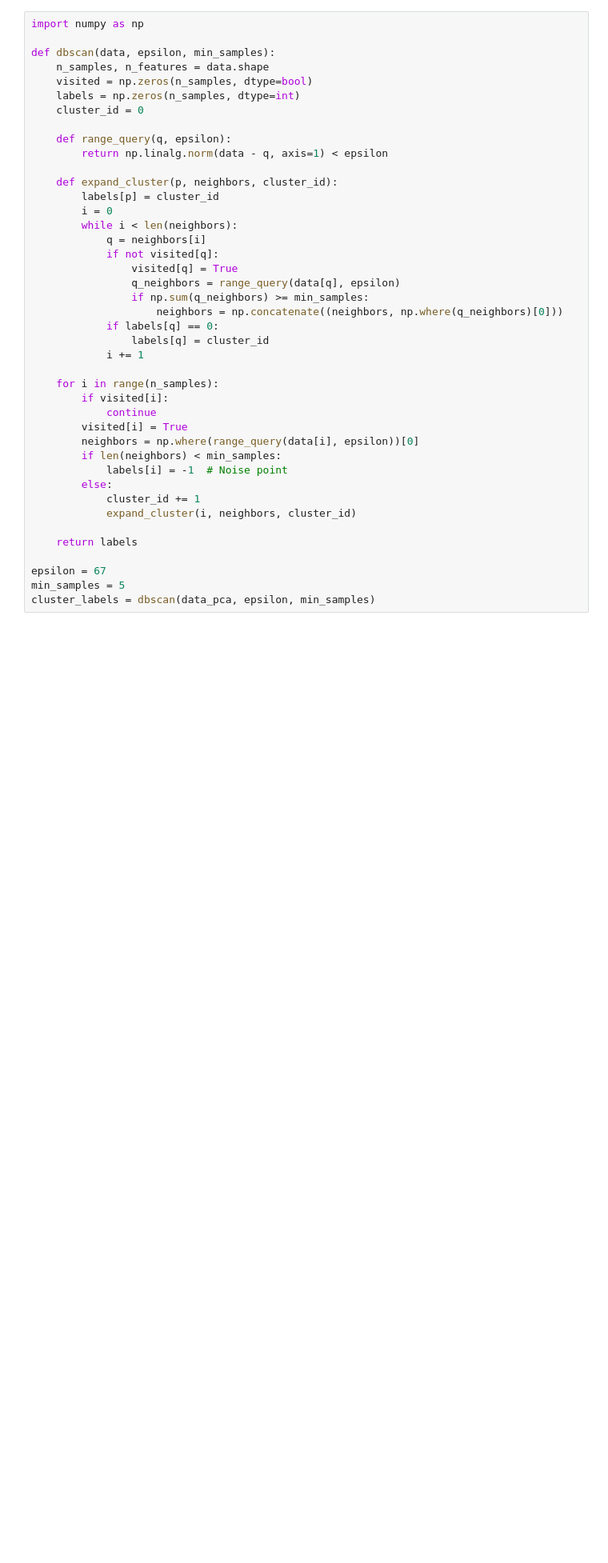
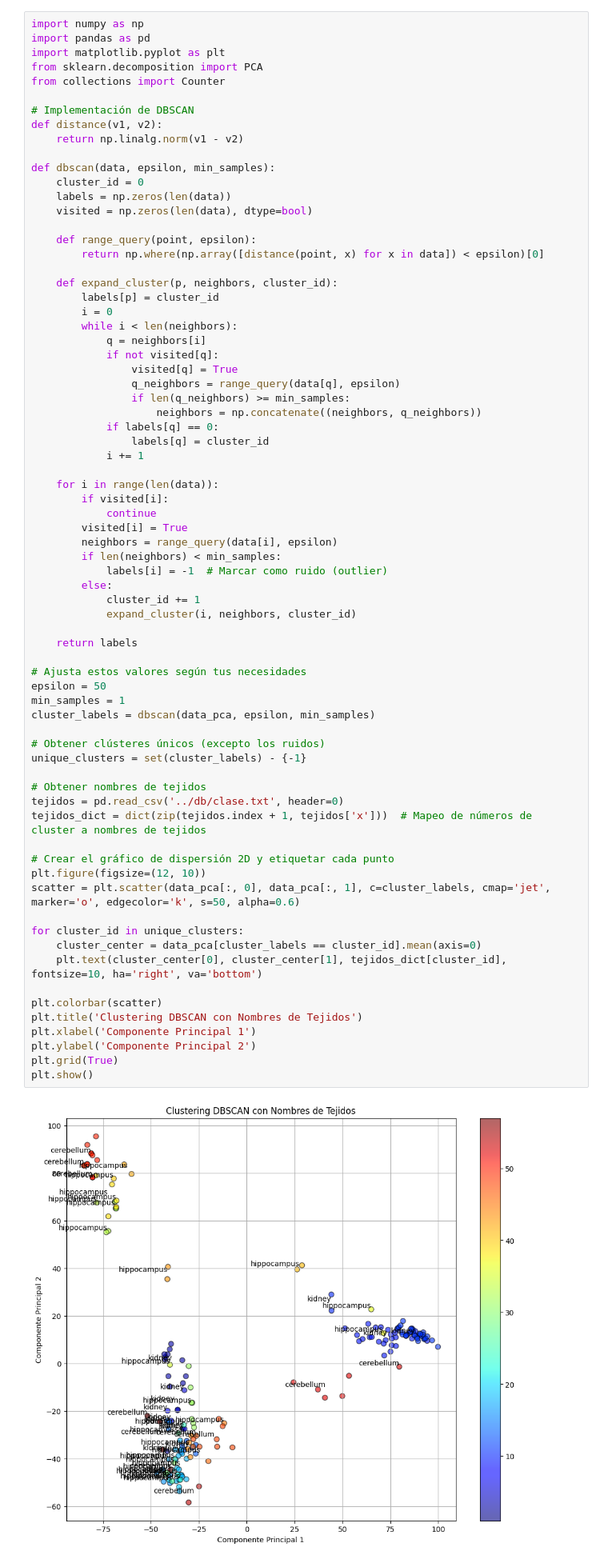
Before and after one commit to OmarUTEC/project2-machine, a Jupyter notebook: DBSCAN/dbscan2.ipynb, the cells around one changed output. Shown at 80% size. Saved outputs shown, nothing was run; the diff lists cells and outputs as text; blank space fills up the shorter version.

Commit message:
Final DBSCAN version

```diff
--- a/DBSCAN/dbscan2.ipynb
+++ b/DBSCAN/dbscan2.ipynb
@@ -81,43 +81,75 @@ print(components_df)
 ## DBSCAN
 # %%
 import numpy as np
+import pandas as pd
+import matplotlib.pyplot as plt
+from sklearn.decomposition import PCA
+from collections import Counter
+
+# Implementación de DBSCAN
+def distance(v1, v2):
+    return np.linalg.norm(v1 - v2)
 
 def dbscan(data, epsilon, min_samples):
-    n_samples, n_features = data.shape
-    visited = np.zeros(n_samples, dtype=bool)
-    labels = np.zeros(n_samples, dtype=int)
     cluster_id = 0
+    labels = np.zeros(len(data))
+    visited = np.zeros(len(data), dtype=bool)
 
-    def range_query(q, epsilon):
-        return np.linalg.norm(data - q, axis=1) < epsilon
+    def range_query(point, epsilon):
+        return np.where(np.array([distance(point, x) for x in data]) < epsilon)[0]
 
     def expand_cluster(p, neighbors, cluster_id):
         labels[p] = cluster_id
         i = 0
         while i < len(neighbors):
             q = neighbors[i]
             if not visited[q]:
                 visited[q] = True
                 q_neighbors = range_query(data[q], epsilon)
-                if np.sum(q_neighbors) >= min_samples:
-                    neighbors = np.concatenate((neighbors, np.where(q_neighbors)[0]))
+                if len(q_neighbors) >= min_samples:
+                    neighbors = np.concatenate((neighbors, q_neighbors))
             if labels[q] == 0:
                 labels[q] = cluster_id
             i += 1
 
-    for i in range(n_samples):
+    for i in range(len(data)):
         if visited[i]:
             continue
         visited[i] = True
-        neighbors = np.where(range_query(data[i], epsilon))[0]
+        neighbors = range_query(data[i], epsilon)
         if len(neighbors) < min_samples:
-            labels[i] = -1  # Noise point
+            labels[i] = -1  # Marcar como ruido (outlier)
         else:
             cluster_id += 1
             expand_cluster(i, neighbors, cluster_id)
 
     return labels
 
-epsilon = 67
-min_samples = 5
+# Ajusta estos valores según tus necesidades
+epsilon = 50
+min_samples = 1
 cluster_labels = dbscan(data_pca, epsilon, min_samples)
+
+# Obtener clústeres únicos (excepto los ruidos)
+unique_clusters = set(cluster_labels) - {-1}
+
+# Obtener nombres de tejidos
+tejidos = pd.read_csv('../db/clase.txt', header=0)
+tejidos_dict = dict(zip(tejidos.index + 1, tejidos['x']))  # Mapeo de números de cluster a nombres de tejidos
+
+# Crear el gráfico de dispersión 2D y etiquetar cada punto
+plt.figure(figsize=(12, 10))
+scatter = plt.scatter(data_pca[:, 0], data_pca[:, 1], c=cluster_labels, cmap='jet', marker='o', edgecolor='k', s=50, alpha=0.6)
+
+for cluster_id in unique_clusters:
+    cluster_center = data_pca[cluster_labels == cluster_id].mean(axis=0)
+    plt.text(cluster_center[0], cluster_center[1], tejidos_dict[cluster_id], fontsize=10, ha='right', va='bottom')
+
+plt.colorbar(scatter)
+plt.title('Clustering DBSCAN con Nombres de Tejidos')
+plt.xlabel('Componente Principal 1')
+plt.ylabel('Componente Principal 2')
+plt.grid(True)
+plt.show()
+# %% [output]
+[figure, added]
```
Also changed, not shown: parts of 12 cells of this notebook.
